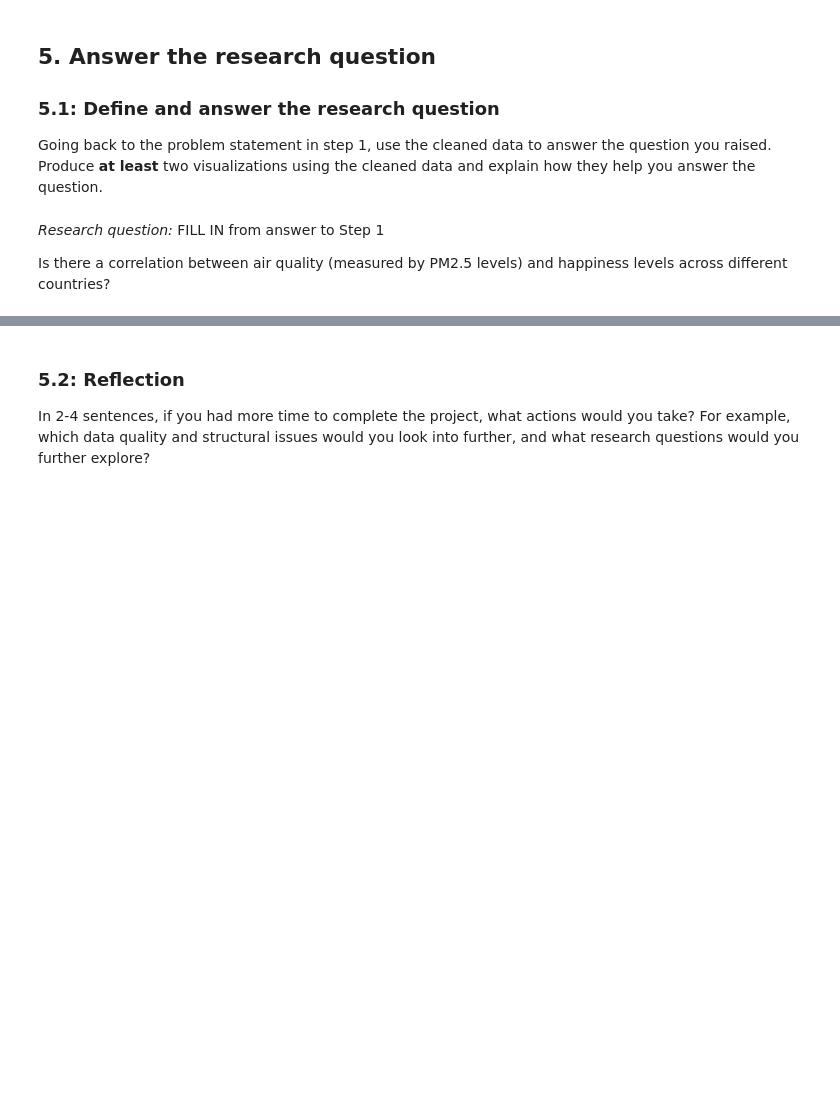
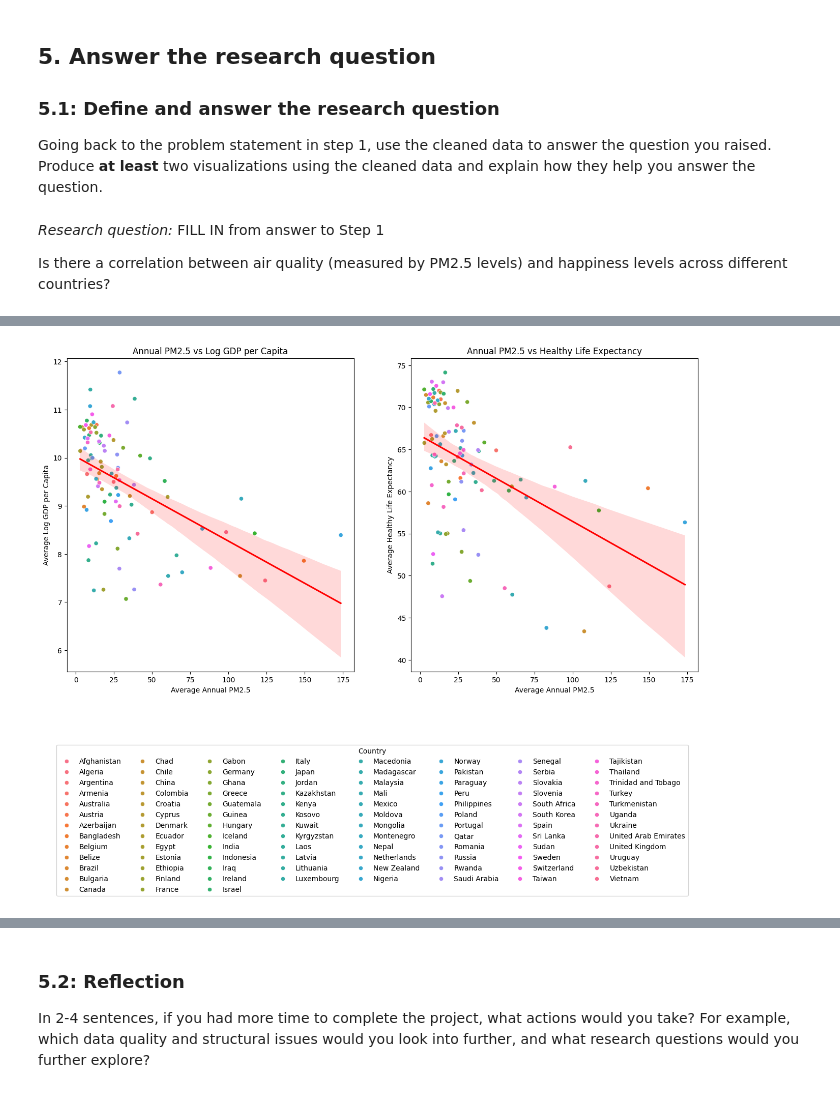
Before and after one commit to ScottTpirate/data_analytics_udacity_proj, a Jupyter notebook: Proj2/Data_Wrangling_Project_Starter.ipynb, the cells around one changed output, grey strips where cells are left out. Drawn from its saved outputs; the diff is of its cells as text; code cells hidden in the pictures; blank space fills up the shorter version.

```diff
--- a/Proj2/Data_Wrangling_Project_Starter.ipynb
+++ b/Proj2/Data_Wrangling_Project_Starter.ipynb
@@ -816,0 +798,34 @@ This bar plot compares the average happiness scores and PM2.5 levels across diff
+# %%
+#Visual 2 - FILL IN
+
+# Remove any rows with missing values to avoid errors in the plot
+merged_avg_df = merged_avg_df.dropna()
+
+# Set up the figure and axes for 2 subplots
+fig, axs = plt.subplots(1, 2, figsize=(16, 8))
+
+# Plot 1: avg_annual_avg_pm25 vs avg_log_gdp_per_capita
+sns.scatterplot(data=merged_avg_df, x='avg_annual_avg_pm25', y='avg_log_gdp_per_capita', hue='country', ax=axs[0])
+sns.regplot(data=merged_avg_df, x='avg_annual_avg_pm25', y='avg_log_gdp_per_capita', scatter=False, color='red', ax=axs[0])
+axs[0].set_title('Annual PM2.5 vs Log GDP per Capita')
+axs[0].set_xlabel('Average Annual PM2.5')
+axs[0].set_ylabel('Average Log GDP per Capita')
+
+# Plot 2: avg_annual_avg_pm25 vs avg_healthy_life_expectancy
+sns.scatterplot(data=merged_avg_df, x='avg_annual_avg_pm25', y='avg_healthy_life_expectancy', hue='country', ax=axs[1])
+sns.regplot(data=merged_avg_df, x='avg_annual_avg_pm25', y='avg_healthy_life_expectancy', scatter=False, color='red', ax=axs[1])
+axs[1].set_title('Annual PM2.5 vs Healthy Life Expectancy')
+axs[1].set_xlabel('Average Annual PM2.5')
+axs[1].set_ylabel('Average Healthy Life Expectancy')
+
+# Remove built-in legends
+axs[0].legend_.remove()
+axs[1].legend_.remove()
+
+# Move legend to the bottom and adjust settings
+handles, labels = axs[1].get_legend_handles_labels()
+fig.legend(handles, labels, loc='lower center', bbox_to_anchor=(0.5, -0.45), ncol=8, title='Country')
+
+plt.show()
+# %% [output]
+[figure, added]
```
Also changed, not shown: parts of 29 cells of this notebook, 6 other files.
